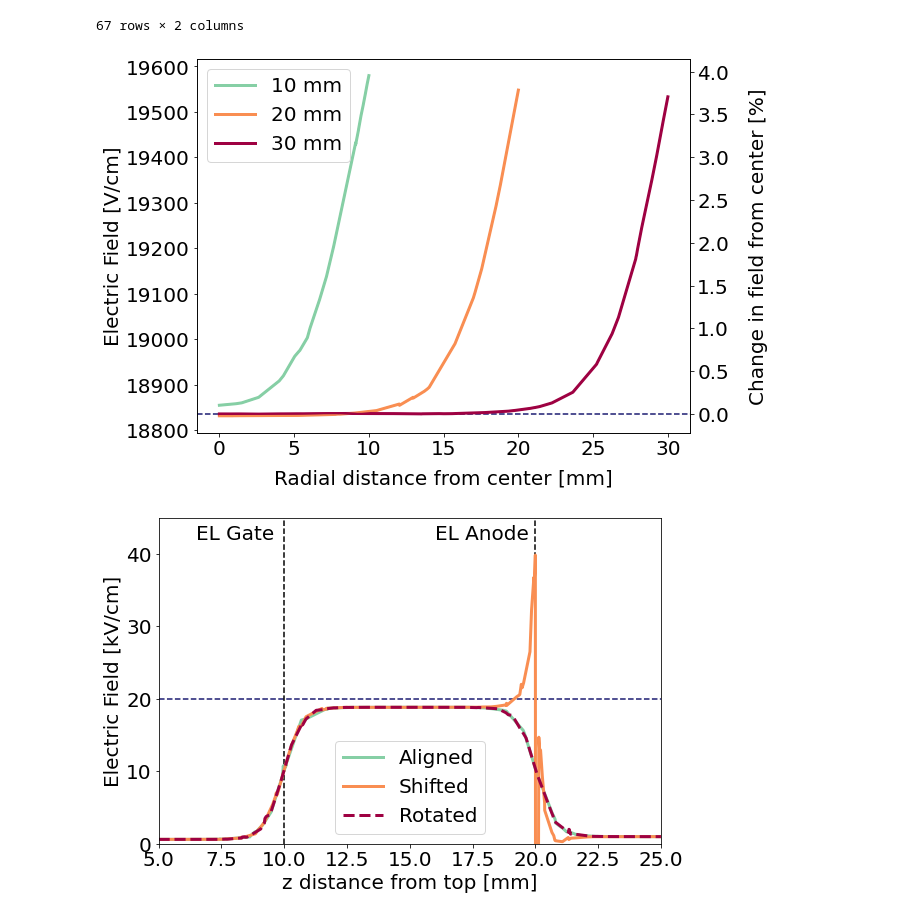
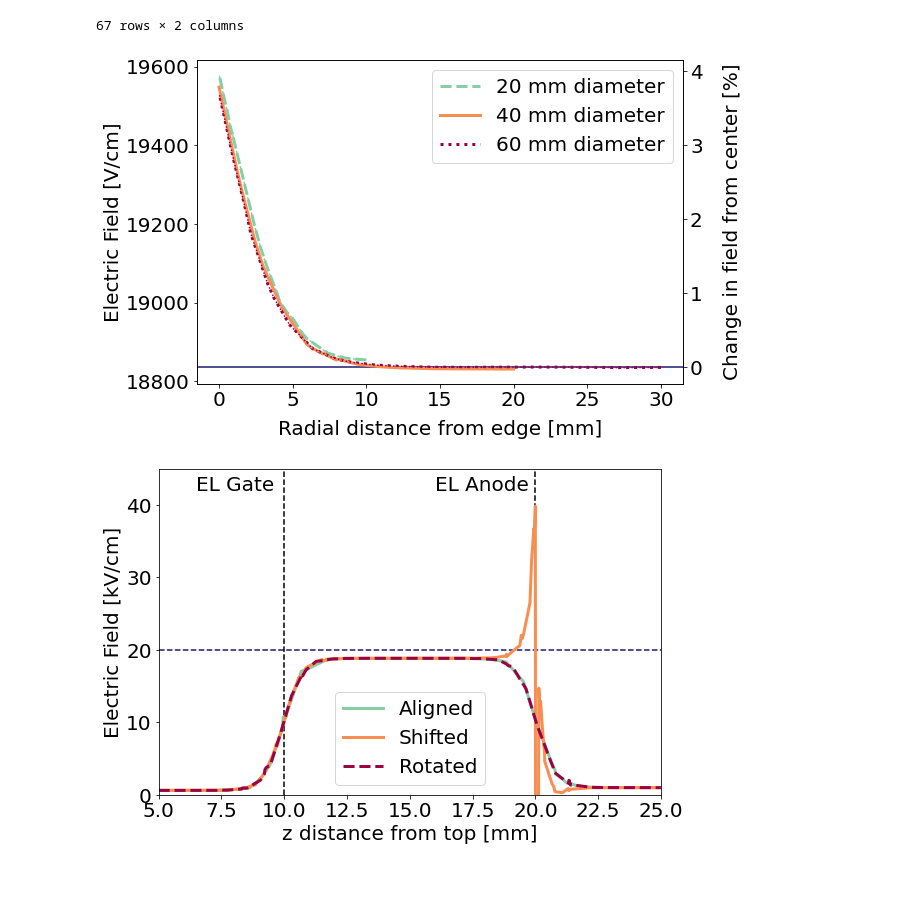
Before and after one commit to kvjmistry/GarfieldCode, a Jupyter notebook: Electroluminescence/notebooks/PlotElectricField.ipynb, the cells around one changed output. Cells and saved outputs as stored; diff of their text form; code cells hidden in the pictures; blank space fills up the shorter version.

```diff
--- a/Electroluminescence/notebooks/PlotElectricField.ipynb
+++ b/Electroluminescence/notebooks/PlotElectricField.ipynb
@@ -29,36 +29,37 @@ display(E_30)
 67 rows × 2 columns
 # %%
 fig, ax1 = plt.subplots(figsize=(9,6))
+fig.subplots_adjust(left=0.15, right=0.9, bottom=0.15, top=0.9)  # Adjust the margins as needed
 
 # Create a sequential colormap
 cmap = get_cmap('Spectral')  # You can choose any sequential colormap here
 
-ax1.axhline(y = 18835.3, color = 'midnightblue', linestyle = '--')
-ax1.plot(E_10["y"], E_10["E"], label = "10 mm", color=cmap(0.75), linewidth = 3)
-ax1.plot(E_20["y"], E_20["E"], label = "20 mm", color=cmap(0.25), linewidth = 3)
-ax1.plot(E_30["y"], E_30["E"], label = "30 mm", color=cmap(0), linewidth = 3)
+ax1.axhline(y = 18835.3, color = 'midnightblue')
+ax1.plot(10 - E_10["y"], E_10["E"], label = "20 mm diameter", color=cmap(0.75), linewidth = 3, linestyle = "--")
+ax1.plot(20 - E_20["y"], E_20["E"], label = "40 mm diameter", color=cmap(0.25), linewidth = 3)
+ax1.plot(30 - E_30["y"], E_30["E"], label = "60 mm diameter", color=cmap(0), linewidth = 3, linestyle = ":")
 
 
 E_10["E_percent"] = -100 + (E_10["E"] * 100 / 18835.3)
 E_20["E_percent"] = -100 + (E_20["E"] * 100 / 18835.3)
 E_30["E_percent"] = -100 + (E_30["E"] * 100 / 18835.3)
 ax2 = ax1.twinx()
-ax2.plot(E_10["y"], E_10["E_percent"], color=cmap(0.75))
-ax2.plot(E_20["y"], E_20["E_percent"], color=cmap(0.25))
-ax2.plot(E_30["y"], E_30["E_percent"], color=cmap(0))
+ax2.plot(10 - E_10["y"], E_10["E_percent"], color=cmap(0.75), linestyle = "--")
+ax2.plot(20 - E_20["y"], E_20["E_percent"], color=cmap(0.25))
+ax2.plot(30 - E_30["y"], E_30["E_percent"], color=cmap(0), linestyle = ":")
 ax2.set_ylabel('Change in field from center [%]', fontsize=20, labelpad=20)
 
 ax1.tick_params(axis='both', labelsize=20)  # Adjust the tick label font size as needed
 ax2.tick_params(axis='both', labelsize=20)  # Adjust the tick label font size as needed
 
 # ax1.set_xlim(-4, 35)
-ax1.legend(loc= "upper left",fontsize=20)
-ax1.set_xlabel("Radial distance from center [mm]", fontsize=20, labelpad=10)
+ax1.legend(loc= "upper right",fontsize=20)
+ax1.set_xlabel("Radial distance from edge [mm]", fontsize=20, labelpad=10)
 ax1.set_ylabel("Electric Field [V/cm]", fontsize=20)
-ax1.figure.tight_layout()
+# ax1.figure.tight_layout()
 fig.savefig("../Plots/RadialField.pdf")
 # %% [output]
-[figure, old version]
+[figure, new version]
 # %%
 # Load in the electric fields vs z position
 Ez_align = pd.read_csv(f"../Files/ElectricField/Central_EField_Aligned.txt", delimiter = ",")
```
Also changed, not shown: 5 other files.
